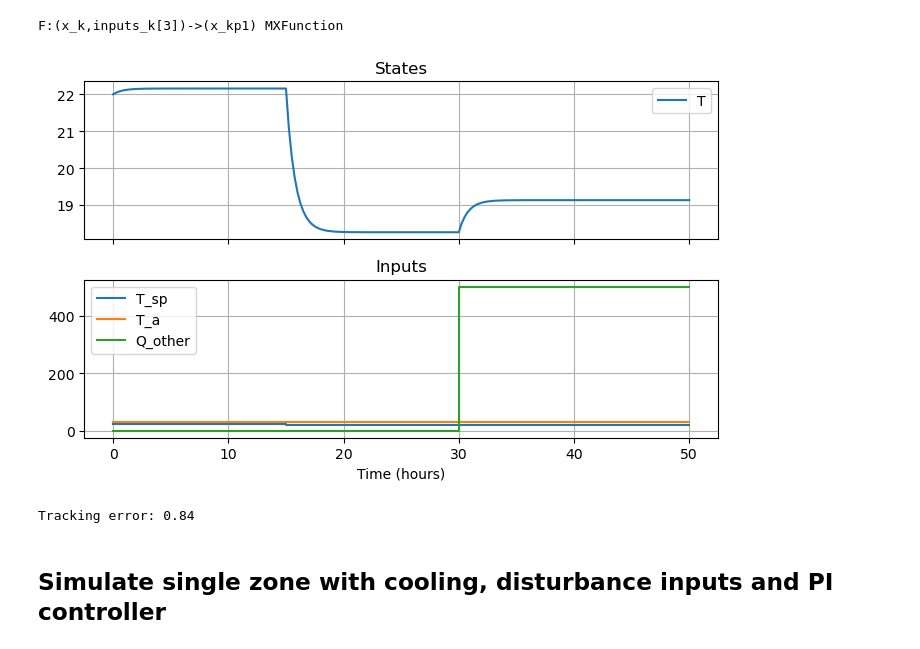
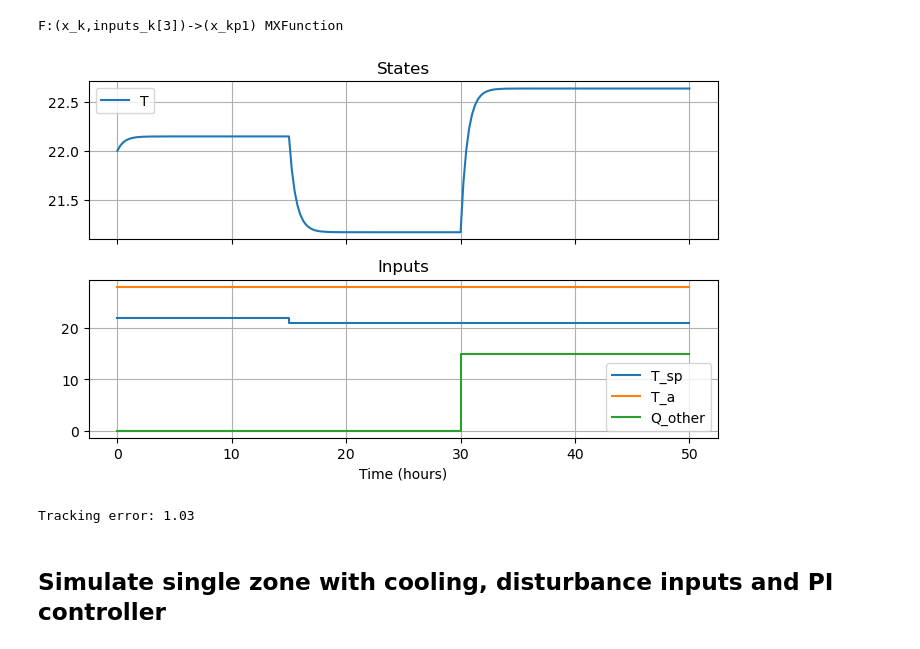
Before and after one commit to billtubbs/building-hvac-models, a Jupyter notebook: Building-models.ipynb, the cells around one changed output. Drawn from its saved outputs; the diff is of its cells as text; code cells hidden in the pictures.

```diff
--- a/Building-models.ipynb
+++ b/Building-models.ipynb
@@ -120,8 +120,8 @@ Two disturbance inputs:
 $$\mathbf{p}(t) = \begin{bmatrix} T_a \\ \dot{Q}_\text{other} \end{bmatrix}$$
 # %%
 # Constants
-C = 450.0  # thermal capacitance, kJ/K
-H = 15.0   # scaled heat transfer coefficient with ambient, kW/K
+C = 6.0  # thermal capacitance, kWh/K
+H = 6/24   # scaled heat transfer coefficient with ambient, kW/K
 
 # System dimensions
 n_x = 1  # number of states
@@ -174,9 +174,9 @@ F:(x_k,inputs_k[3])->(x_kp1) MXFunction
 nT = 200
 t = dt * np.arange(nT + 1)
 inputs = np.zeros((nT + 1, n_u + n_p))
-inputs[t >= 15, 0] = 100.0   # Q_c
+inputs[t >= 15, 0] = 30.0   # Q_c
 inputs[:, 1] = 28.0  # T_a
-inputs[t >= 30, 2] = 500.0   # Q_other
+inputs[t >= 30, 2] = 15.0   # Q_other
 
 # Initial condition
 x0 = 22.0  # zone temperature
@@ -248,9 +252,9 @@ Two disturbance inputs:
 $$\mathbf{p}(t) = \begin{bmatrix} T_a \\ \dot{Q}_\text{other} \end{bmatrix}$$
 # %%
 # Constants
-C = 450.0  # thermal capacitance, kJ/K
-H = 15.0   # scaled heat transfer coefficient with ambient, kW/K
-K_c = -560  # controller gain parameter
+C = 6.0  # thermal capacitance, kWh/K
+H = 6/24   # scaled heat transfer coefficient with ambient, kW/K
+K_c = -10  # controller gain parameter
 Q_ss = 0    # steady-state rate of cooling
 
 # System dimensions
@@ -290,37 +294,36 @@ F:(x_k,inputs_k[3])->(x_kp1) MXFunction
 # %%
 # Simulation inputs
 nT = 200
 t = dt * np.arange(nT + 1)
-X = np.full((nT + 1, n_x), np.nan)
 inputs = np.zeros((nT + 1, n_u + n_p))
 inputs[:, 0] = 22.0   # T_sp
-inputs[t >= 15, 0] = 18.0   # T_sp
+inputs[t >= 15, 0] = 21.0   # T_sp
 inputs[:, 1] = 28.0  # T_a
-inputs[t >= 30, 2] = 500.0   # Q_other
+inputs[t >= 30, 2] = 15.0   # Q_other
 
 # Initial condition
 x0 = 22.0  # zone temperature
 
 # Simulation loop
 X = simulate_system(F, inputs, n_x, x0)
 
 # Plot results
 make_ioplots(
     t,
     inputs=inputs,
     states=X,
     states_labels=['T'],
     inputs_labels=['T_sp', 'T_a', 'Q_other']
 )
 plt.tight_layout()
 plt.show()
 # %% [output]
-[figure, old version]
+[figure, new version]
 # %%
 rmse_tracking = np.sqrt(np.mean((X[:, 0] - inputs[:, 0]) ** 2))
 print(f"Tracking error: {rmse_tracking:.2f}")
 # %% [output]
-Tracking error: 0.84
+Tracking error: 1.03
 # %% [markdown]
 ## Simulate single zone with cooling, disturbance inputs and PI controller
 # %% [markdown]
```
Also changed, not shown: parts of 20 cells of this notebook, 2 other files.
